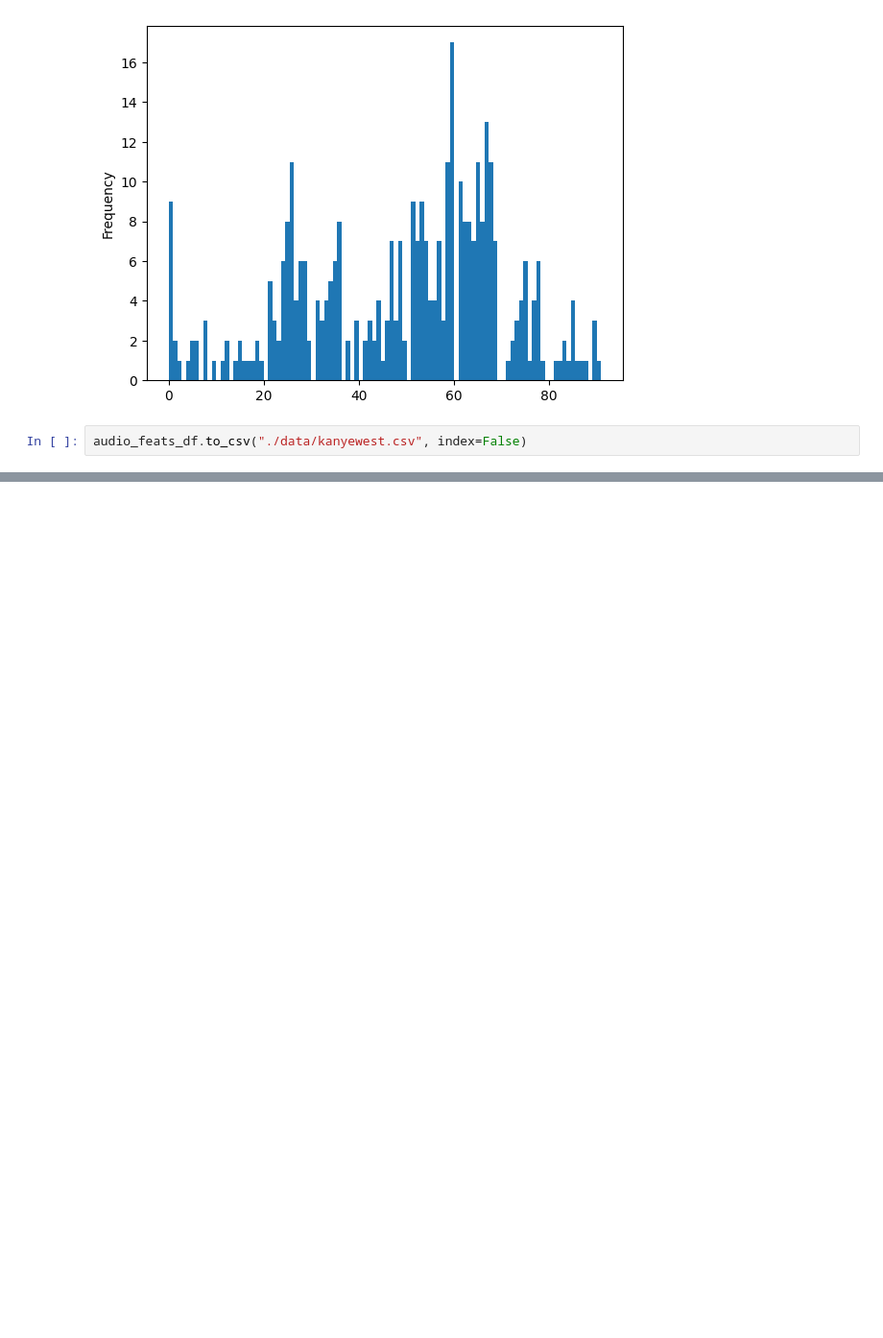
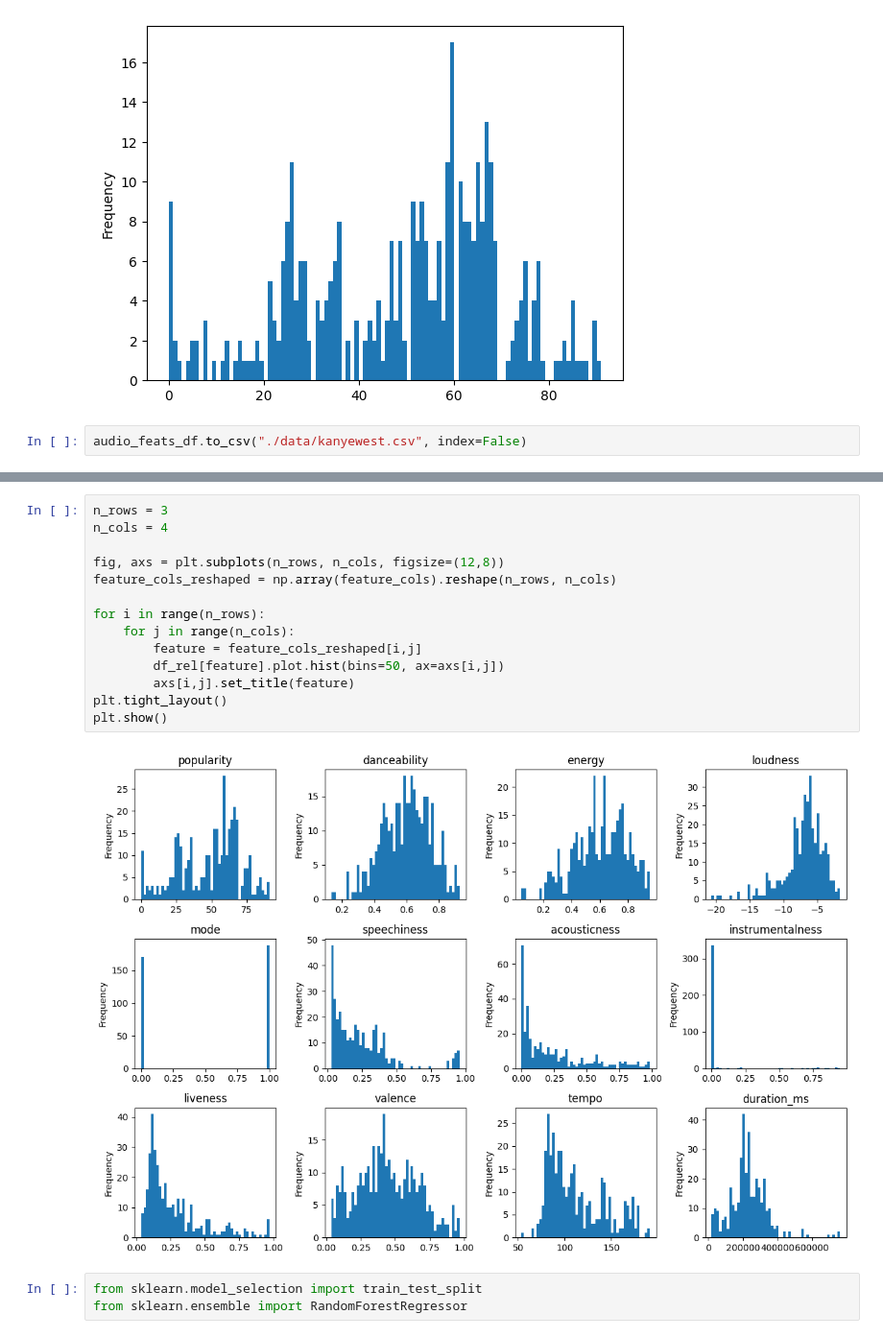
Before and after one commit to oms26/convexp_spotify, a Jupyter notebook: test.ipynb, the cells around one changed output, grey strips where cells are left out. Shown: that part at 96% size. Drawn from its saved outputs; the diff is of its cells as text; blank space fills up the shorter version.

```diff
--- a/test.ipynb
+++ b/test.ipynb
@@ -141,0 +194,19 @@ df
+# %%
+n_rows = 3
+n_cols = 4
+
+fig, axs = plt.subplots(n_rows, n_cols, figsize=(12,8))
+feature_cols_reshaped = np.array(feature_cols).reshape(n_rows, n_cols)
+
+for i in range(n_rows):
+    for j in range(n_cols):
+        feature = feature_cols_reshaped[i,j]
+        df_rel[feature].plot.hist(bins=50, ax=axs[i,j])
+        axs[i,j].set_title(feature)
+plt.tight_layout()
+plt.show()
+# %% [output]
+[figure, added]
+# %%
+from sklearn.model_selection import train_test_split
+from sklearn.ensemble import RandomForestRegressor
```
Also changed, not shown: parts of 8 cells of this notebook, 1 other file.
